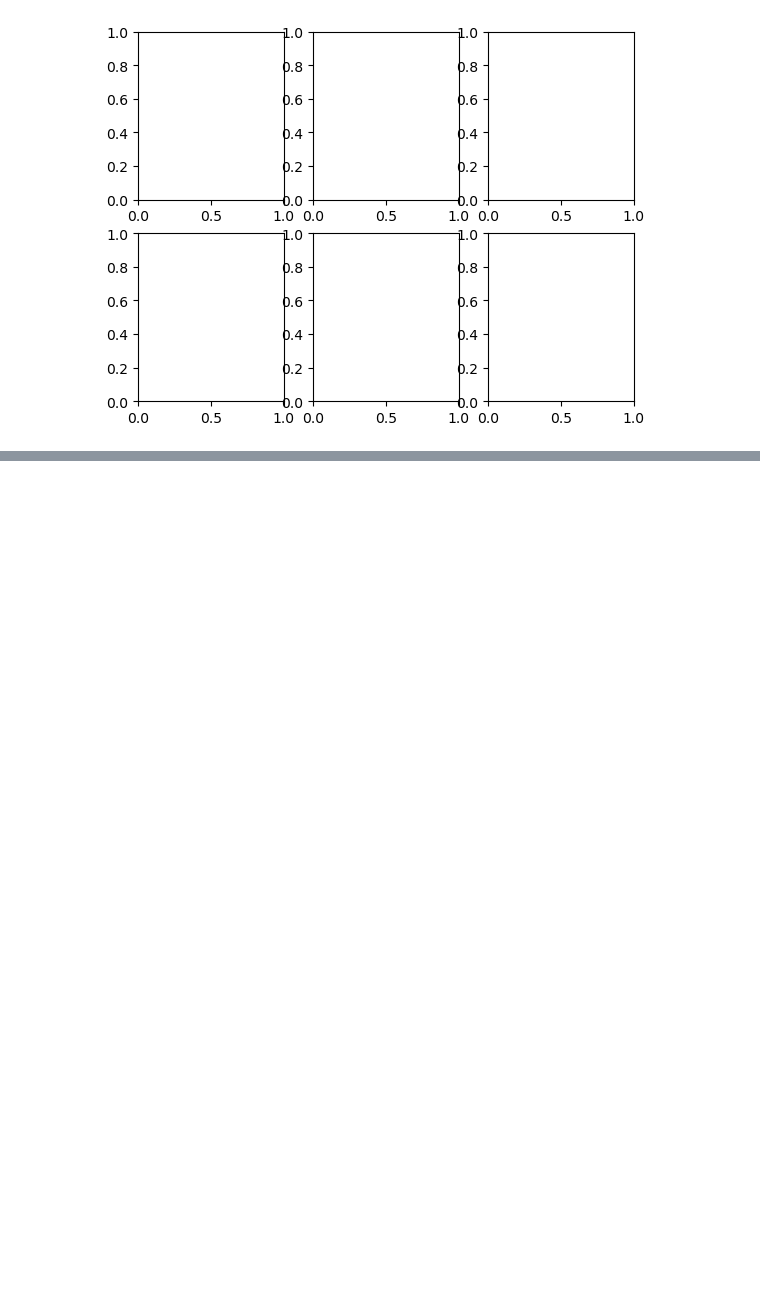
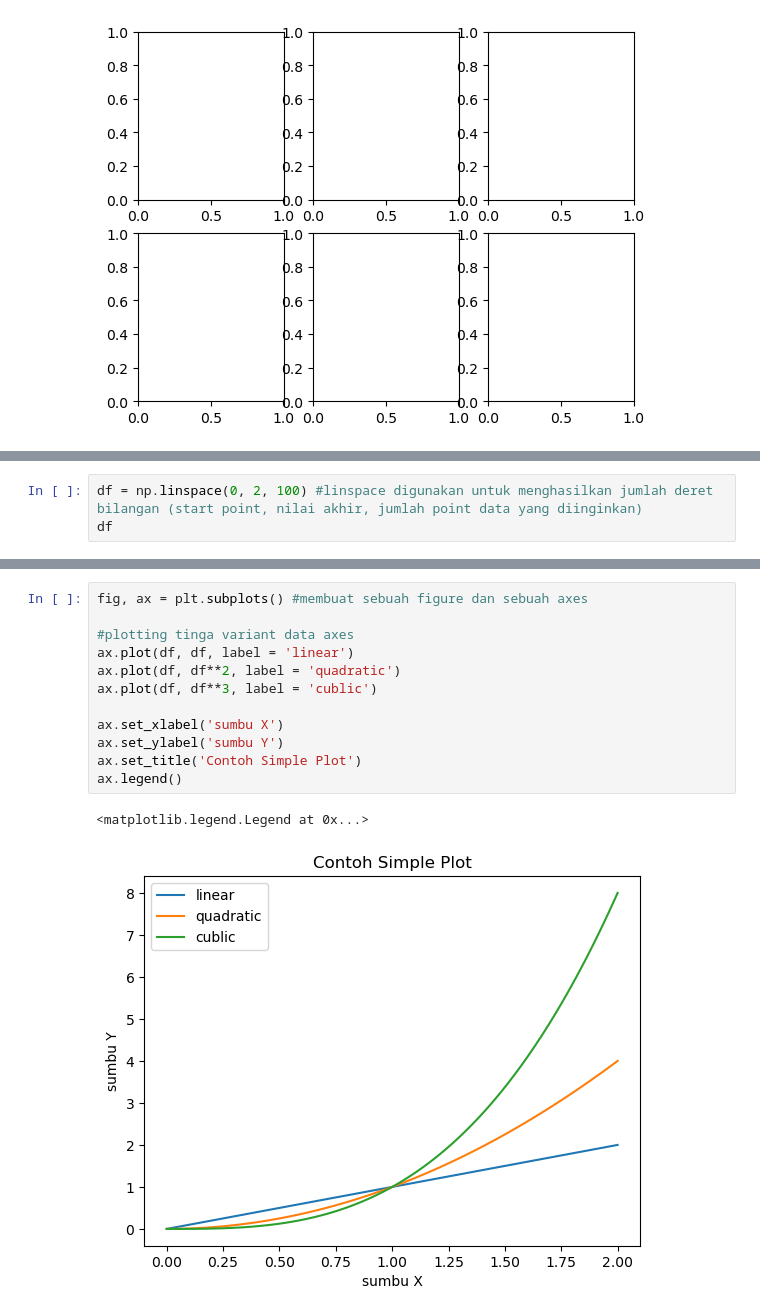
Before and after one commit to Edy-Mochamad/Learn-visualization-data, a Jupyter notebook: pengenalan-Matplotlib.ipynb, the cells around one changed output, grey strips where cells are left out. Drawn from its saved outputs; the diff is of its cells as text; blank space fills up the shorter version.

```diff
--- a/pengenalan-Matplotlib.ipynb
+++ b/pengenalan-Matplotlib.ipynb
@@ -79,0 +88,3 @@ fig, ax = plt.subplots(2, 3) #sebuah figure dengan 2X3 grid axes. (baris, kolom)
+# %%
+df = np.linspace(0, 2, 100) #linspace digunakan untuk menghasilkan jumlah deret bilangan (start point, nilai akhir, jumlah point data yang diinginkan)
+df
@@ -79,0 +112,15 @@ fig, ax = plt.subplots(2, 3) #sebuah figure dengan 2X3 grid axes. (baris, kolom)
+# %%
+fig, ax = plt.subplots() #membuat sebuah figure dan sebuah axes
+
+#plotting tinga variant data axes
+ax.plot(df, df, label = 'linear')
+ax.plot(df, df**2, label = 'quadratic')
+ax.plot(df, df**3, label = 'cublic')
+
+ax.set_xlabel('sumbu X')
+ax.set_ylabel('sumbu Y')
+ax.set_title('Contoh Simple Plot')
+ax.legend()
+# %% [output]
+<matplotlib.legend.Legend at 0x...>
+[figure, added]
```
Also changed, not shown: parts of 6 cells of this notebook.
